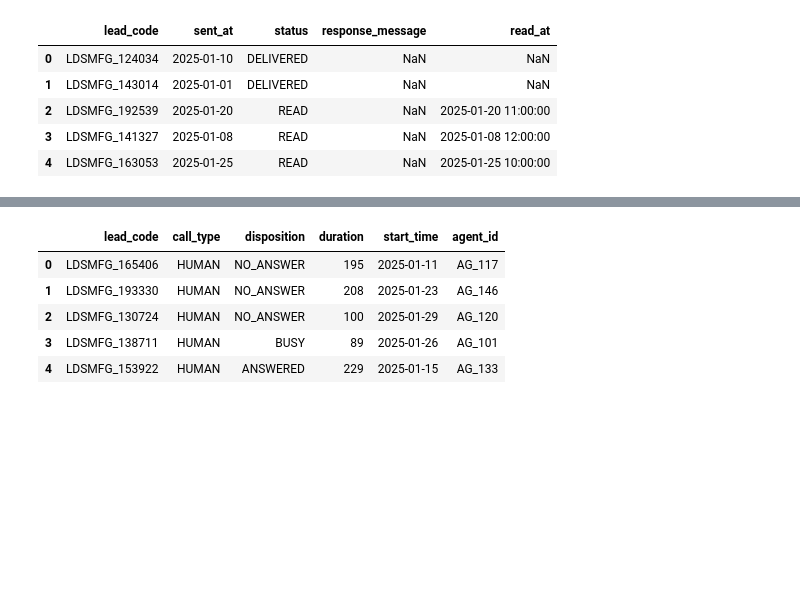
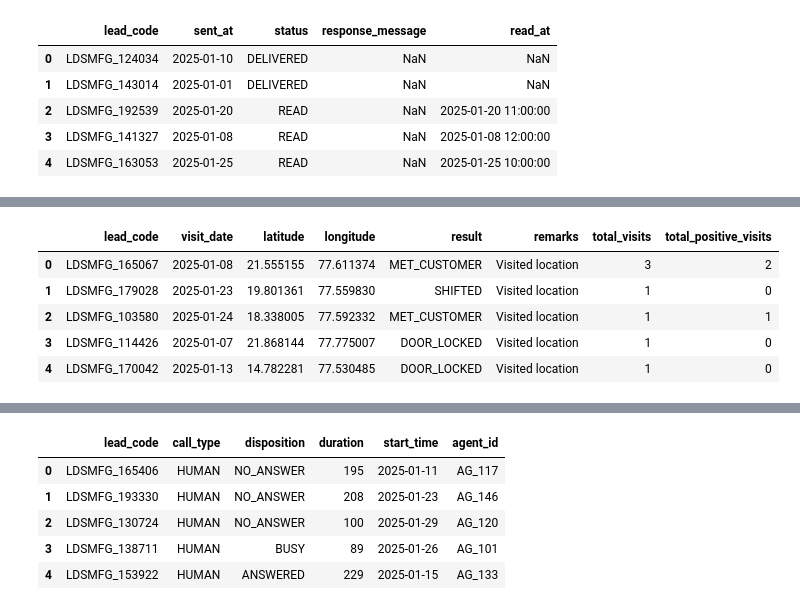
Before and after one commit to Abhishek603124/CredResolve, a Jupyter notebook: credresolve.ipynb, the cells around one changed output, grey strips where cells are left out. Saved outputs shown, nothing was run; the diff lists cells and outputs as text; code cells hidden in the pictures; blank space fills up the shorter version.

```diff
--- a/credresolve.ipynb
+++ b/credresolve.ipynb
@@ -77,0 +156,3 @@ memory usage: 2.1+ MB
+# %%
+df_mobile_app = pd.read_csv("/kaggle/input/cred-resolve-intelligence-challenge-next-best/mobile_app_data.csv")
+df_mobile_app.head()
@@ -77,0 +166,11 @@ memory usage: 2.1+ MB
+# %%
+df_mobile_app["total_visits"]=df_mobile_app.groupby("lead_code")["lead_code"].transform("count")
+df_mobile_app["total_positive_visits"] = (df_mobile_app["result"]=="MET_CUSTOMER").groupby(df_mobile_app["lead_code"]).transform("sum")
+df_mobile_app.head()
+# %% [output]
+|  | lead_code | visit_date | latitude | longitude | result | remarks | total_visits | total_positive_visits |
+| 0 | LDSMFG_165067 | 2025-01-08 | 21.555155 | 77.611374 | MET_CUSTOMER | Visited location | 3 | 2 |
+| 1 | LDSMFG_179028 | 2025-01-23 | 19.801361 | 77.559830 | SHIFTED | Visited location | 1 | 0 |
+| 2 | LDSMFG_103580 | 2025-01-24 | 18.338005 | 77.592332 | MET_CUSTOMER | Visited location | 1 | 1 |
+| 3 | LDSMFG_114426 | 2025-01-07 | 21.868144 | 77.775007 | DOOR_LOCKED | Visited location | 1 | 0 |
+| 4 | LDSMFG_170042 | 2025-01-13 | 14.782281 | 77.530485 | DOOR_LOCKED | Visited location | 1 | 0 |
```
Also changed, not shown: parts of 76 cells of this notebook.
